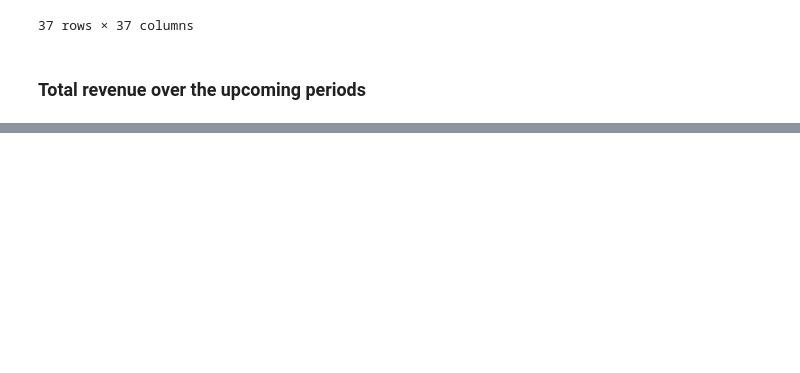
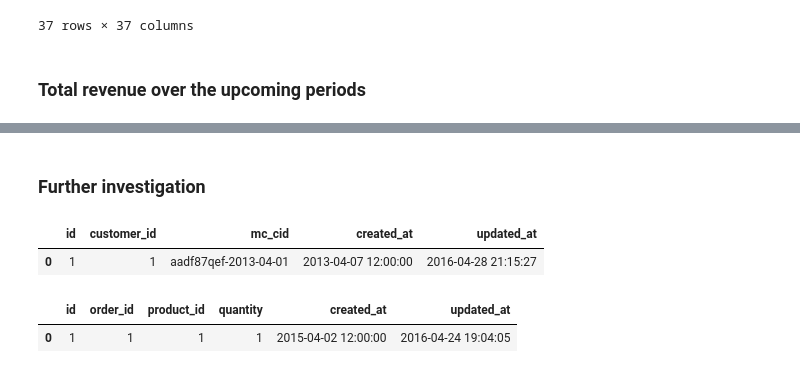
Before and after one commit to amirziai/learning, a Jupyter notebook: data-analysis/cohort-analysis.ipynb, the cells around one changed output, grey strips where cells are left out. Drawn from its saved outputs; the diff is of its cells as text; code cells hidden in the pictures; blank space fills up the shorter version.

```diff
--- a/data-analysis/cohort-analysis.ipynb
+++ b/data-analysis/cohort-analysis.ipynb
@@ -385,3 +385,17 @@ cohort_revenue_generator(df_cohort)
 | 2014-02 | 70553190.0 | 76889377.0 | 75150373.0 | 75912777.0 | 77832468.0 | 73394170.0 | 76232266.0 | 74780660.0 | 77581328.0 | 75948478.0 | 251515540.0 | ... |
 | 2014-03 | 46638266.0 | 51224884.0 | 49225624.0 | 49913547.0 | 51173281.0 | 48320699.0 | 50535412.0 | 49003398.0 | 52034914.0 | 50848134.0 | 43451855.0 | ... |
 | 2014-04 | 19427875.0 | 21207372.0 | 20234417.0 | 20360186.0 | 20877614.0 | 19959468.0 | 20889916.0 | 20161145.0 | 21404055.0 | 20888291.0 | 18578224.0 | ... |
+# %% [markdown]
+### Further investigation
+# %%
+orders = pd.read_csv('/Users/amir.ziai/Downloads/data/orders.csv')
+orders[orders.id == 1]
+# %% [output]
+|  | id | customer_id | mc_cid | created_at | updated_at |
+| 0 | 1 | 1 | aadf87qef-2013-04-01 | 2013-04-07 12:00:00 | 2016-04-28 21:15:27 |
+# %%
+items = pd.read_csv('/Users/amir.ziai/Downloads/data/order_items.csv')
+items[items.order_id == 1]
+# %% [output]
+|  | id | order_id | product_id | quantity | created_at | updated_at |
+| 0 | 1 | 1 | 1 | 1 | 2015-04-02 12:00:00 | 2016-04-24 19:04:05 |
```
Also changed, not shown: parts of 3 cells of this notebook, 1 other file.
